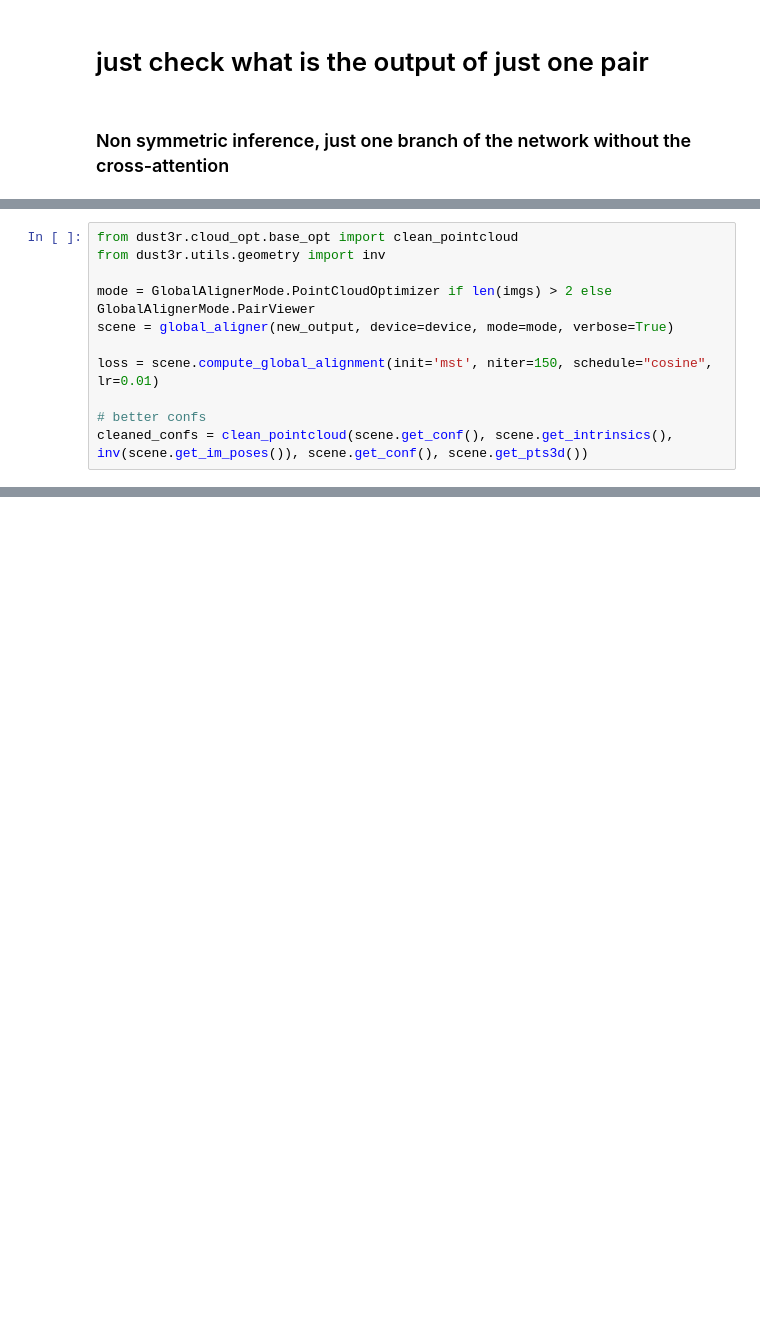
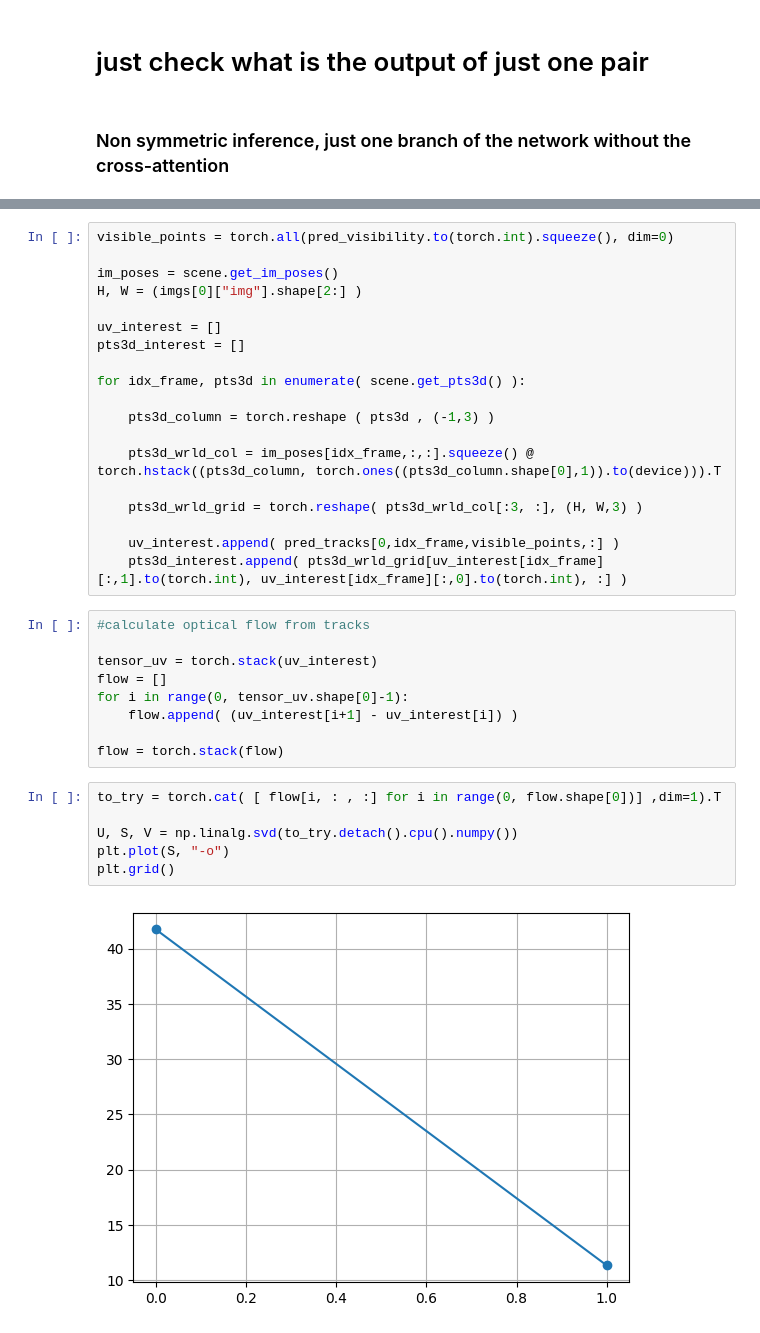
Before and after one commit to manel-ferreira-01/mast3r, a Jupyter notebook: demo.ipynb, the cells around one changed output, grey strips where cells are left out. Drawn from its saved outputs; the diff is of its cells as text; blank space fills up the shorter version.

```diff
--- a/demo.ipynb
+++ b/demo.ipynb
@@ -213,11 +236,0 @@ Using cache found in /home/manuelf/.cache/torch/hub/pytorch_vision_v0.15.2
-# %%
-from dust3r.cloud_opt.base_opt import clean_pointcloud
-from dust3r.utils.geometry import inv
-
-mode = GlobalAlignerMode.PointCloudOptimizer if len(imgs) > 2 else GlobalAlignerMode.PairViewer
-scene = global_aligner(new_output, device=device, mode=mode, verbose=True)
-
-loss = scene.compute_global_alignment(init='mst', niter=150, schedule="cosine", lr=0.01)
-
-# better confs
-cleaned_confs = clean_pointcloud(scene.get_conf(), scene.get_intrinsics(), inv(scene.get_im_poses()), scene.get_conf(), scene.get_pts3d())
@@ -461,0 +499,36 @@ plt.show()
+# %%
+visible_points = torch.all(pred_visibility.to(torch.int).squeeze(), dim=0)
+
+im_poses = scene.get_im_poses()
+H, W = (imgs[0]["img"].shape[2:] )
+
+uv_interest = []
+pts3d_interest = []
+
+for idx_frame, pts3d in enumerate( scene.get_pts3d() ):
+
+    pts3d_column = torch.reshape ( pts3d , (-1,3) )
+
+    pts3d_wrld_col = im_poses[idx_frame,:,:].squeeze() @ torch.hstack((pts3d_column, torch.ones((pts3d_column.shape[0],1)).to(device))).T
+
+    pts3d_wrld_grid = torch.reshape( pts3d_wrld_col[:3, :], (H, W,3) )
+
+    uv_interest.append( pred_tracks[0,idx_frame,visible_points,:] )
+    pts3d_interest.append( pts3d_wrld_grid[uv_interest[idx_frame][:,1].to(torch.int), uv_interest[idx_frame][:,0].to(torch.int), :] )
+# %%
+#calculate optical flow from tracks
+
+tensor_uv = torch.stack(uv_interest)
+flow = []
+for i in range(0, tensor_uv.shape[0]-1):
+    flow.append( (uv_interest[i+1] - uv_interest[i]) )
+
+flow = torch.stack(flow)
+# %%
+to_try = torch.cat( [ flow[i, : , :] for i in range(0, flow.shape[0])] ,dim=1).T
+
+U, S, V = np.linalg.svd(to_try.detach().cpu().numpy())
+plt.plot(S, "-o")
+plt.grid()
+# %% [output]
+[figure, added]
```
Also changed, not shown: parts of 31 cells of this notebook, 2 other files.
